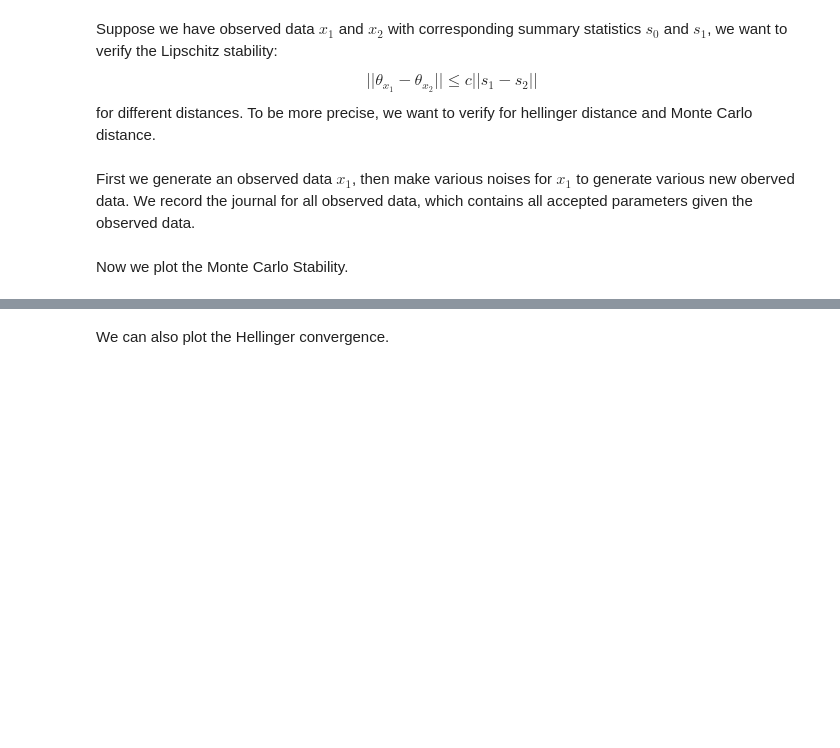
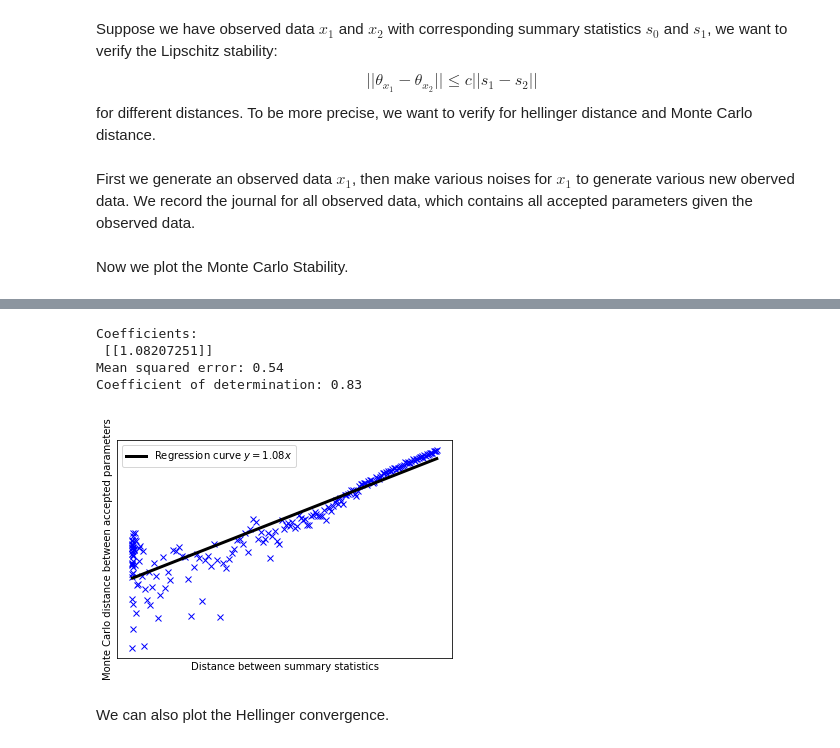
Before and after one commit to jiaao-wang98/Reconciling-Robustness-and-Interpretability-in-Machine-Learning, a Jupyter notebook: Stability.ipynb, the cells around one changed output, grey strips where cells are left out. Cells and saved outputs as stored; diff of their text form; code cells hidden in the pictures; blank space fills up the shorter version.

```diff
--- a/Stability.ipynb
+++ b/Stability.ipynb
@@ -274,3 +307,59 @@ plot_MonteCarlo_Stability(observed_data, journals)
+# %%
+import matplotlib.pyplot as plt
+import numpy as np
+from sklearn import datasets, linear_model
+from sklearn.metrics import mean_squared_error, r2_score
+
+# Load the diabetes dataset
+diabetes_X = np.array(np.log(distance_summary)).reshape(-1, 1)
+diabetes_y = np.array(np.log(monte_mu)).reshape(-1, 1)
+
+# Split the data into training/testing sets
+diabetes_X_train = diabetes_X
+diabetes_X_test = diabetes_X
+
+# Split the targets into training/testing sets
+diabetes_y_train = diabetes_y
+diabetes_y_test = diabetes_y
+
+# Create linear regression object
+regr = linear_model.LinearRegression()
+
+# Train the model using the training sets
+regr.fit(diabetes_X_train, diabetes_y_train)
+
+# Make predictions using the testing set
+diabetes_y_pred = regr.predict(diabetes_X_test)
+
+# The coefficients
+print("Coefficients: \n", regr.coef_)
+# The mean squared error
+print("Mean squared error: %.2f" % mean_squared_error(diabetes_y_test, diabetes_y_pred))
+# The coefficient of determination: 1 is perfect prediction
+print("Coefficient of determination: %.2f" % r2_score(diabetes_y_test, diabetes_y_pred))
+
+# Plot outputs
+fig = plt.figure()
+plt.plot(np.log(distance_summary), np.log(monte_mu), "bx")
+plt.plot(np.log(distance_summary), diabetes_y_pred, color="black", linewidth=3, label="Regression curve $y = 1.08x$")
+
+plt.xticks(())
+plt.yticks(())
+
+plt.xlabel('Distance between summary statistics')
+plt.ylabel('Monte Carlo distance between accepted parameters')
+#plt.title('Histogram of IQ')
+plt.legend()
+plt.savefig('MonteCarloStabilityConst')
+
+
+plt.show()
+# %% [output]
+Coefficients:
+ [[1.08207251]]
+Mean squared error: 0.54
+Coefficient of determination: 0.83
+[figure, added]
 # %% [markdown]
 We can also plot the Hellinger convergence.
 # %%
```
Also changed, not shown: parts of 17 cells of this notebook, 8 other files.
